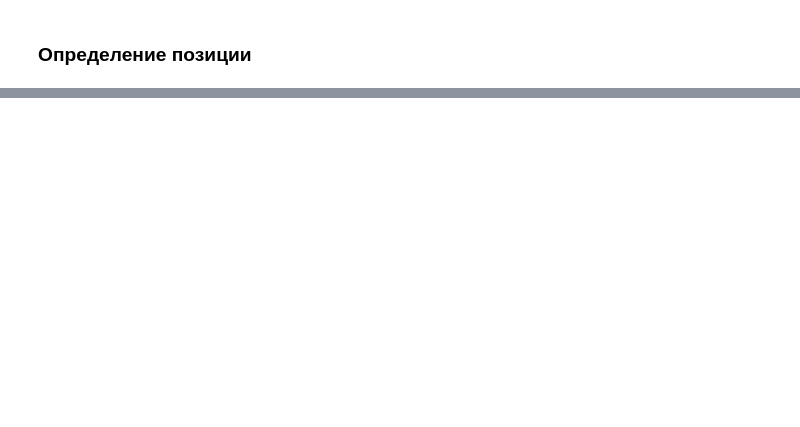
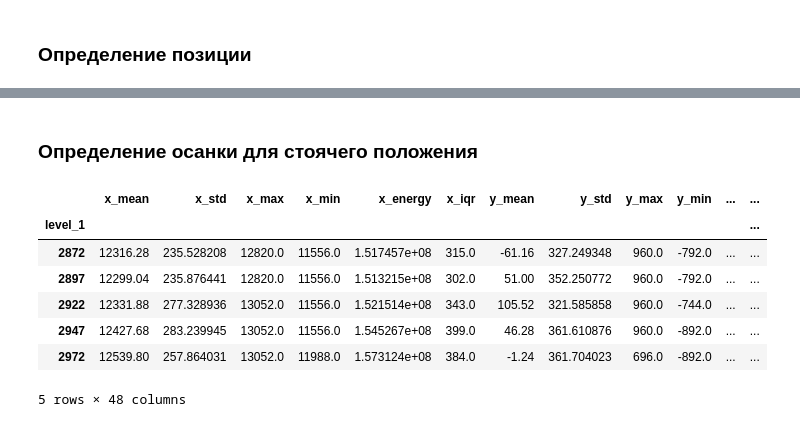
Before and after one commit to gizarchik/PostureCorrector, a Jupyter notebook: CatBoost/added_pos1_metrics_training_windowed.ipynb, the cells around one changed output, grey strips where cells are left out. Saved outputs shown, nothing was run; the diff lists cells and outputs as text; code cells hidden in the pictures; blank space fills up the shorter version.

```diff
--- a/CatBoost/added_pos1_metrics_training_windowed.ipynb
+++ b/CatBoost/added_pos1_metrics_training_windowed.ipynb
@@ -719,0 +667,16 @@ height  0.00
+# %% [markdown]
+### Определение осанки для стоячего положения
+# %%
+data = pd.read_csv('../datasets/added_pos1_metrics_windowed.csv', index_col=[0, 1])
+data = data.droplevel(0)
+data = data[data['position'] == 2].drop(['position', 'age'], axis=1)
+data.head()
+# %% [output]
+|  | x_mean | x_std | x_max | x_min | x_energy | x_iqr | y_mean | y_std | y_max | y_min | ... | ... |
+| level_1 |  |  |  |  |  |  |  |  |  |  |  | ... |
+| 2872 | 12316.28 | 235.528208 | 12820.0 | 11556.0 | 1.517457e+08 | 315.0 | -61.16 | 327.249348 | 960.0 | -792.0 | ... | ... |
+| 2897 | 12299.04 | 235.876441 | 12820.0 | 11556.0 | 1.513215e+08 | 302.0 | 51.00 | 352.250772 | 960.0 | -792.0 | ... | ... |
+| 2922 | 12331.88 | 277.328936 | 13052.0 | 11556.0 | 1.521514e+08 | 343.0 | 105.52 | 321.585858 | 960.0 | -744.0 | ... | ... |
+| 2947 | 12427.68 | 283.239945 | 13052.0 | 11556.0 | 1.545267e+08 | 399.0 | 46.28 | 361.610876 | 960.0 | -892.0 | ... | ... |
+| 2972 | 12539.80 | 257.864031 | 13052.0 | 11988.0 | 1.573124e+08 | 384.0 | -1.24 | 361.704023 | 696.0 | -892.0 | ... | ... |
+5 rows × 48 columns
```
Also changed, not shown: parts of 79 cells of this notebook, 31 other files.
